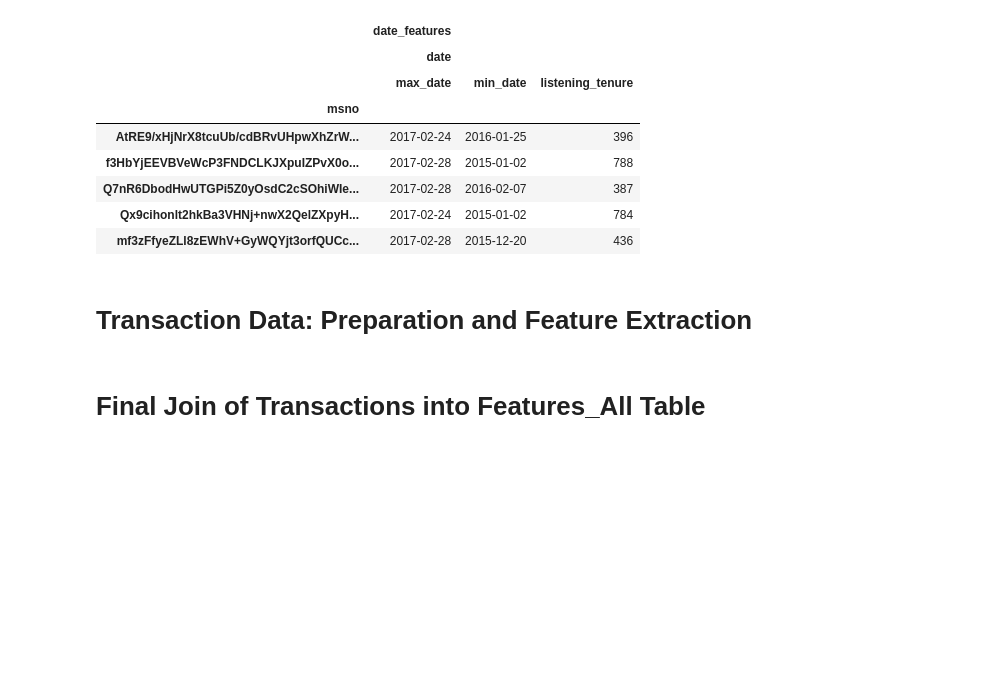
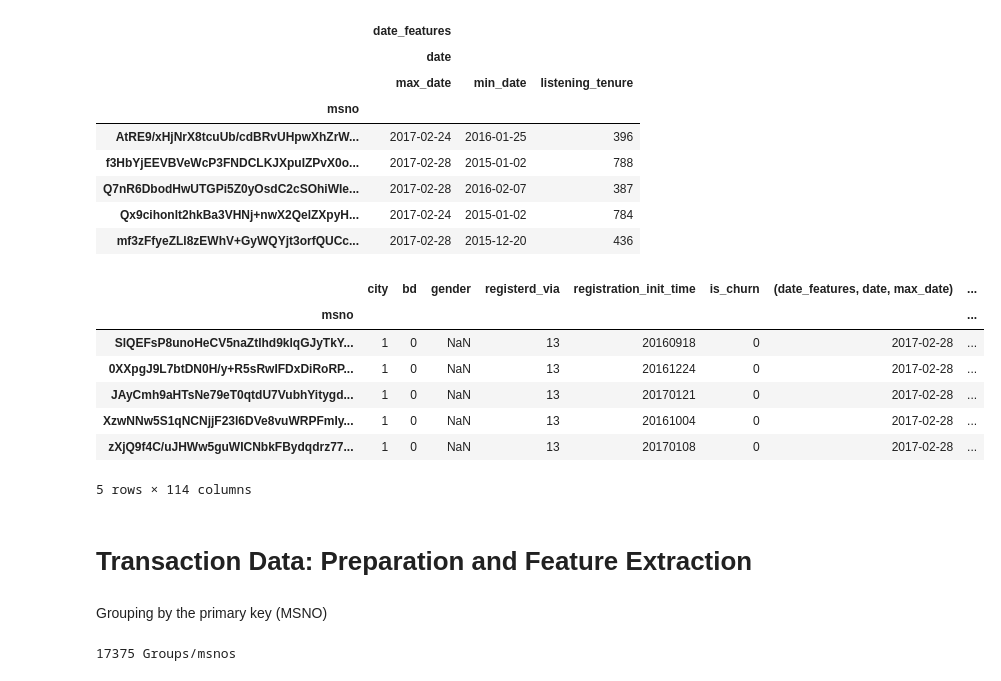
Before and after one commit to ajolson89/W207Fall2018Final, a Jupyter notebook: W207_FinalProj_DataPrep_BaselineSub_KennedyKhannaOlson.ipynb, the cells around one changed output. Drawn from its saved outputs; the diff is of its cells as text; code cells hidden in the pictures; blank space fills up the shorter version.

Commit message:
Merges all the data into a single DF

```diff
--- a/W207_FinalProj_DataPrep_BaselineSub_KennedyKhannaOlson.ipynb
+++ b/W207_FinalProj_DataPrep_BaselineSub_KennedyKhannaOlson.ipynb
@@ -105,11 +137,21 @@ for num_days in [7, 14, 31, 90, 180, 365, 999]:
 # %%
 #Join members and labels files
 features_all = None
 features_all = members.join(labels, how='inner')
 features_all = features_all.join(user_logs_features, how='inner')
 
 #Note, the warning is okay, and actually helps us by flattening our column headers.
+
+# Test
+features_all.head()
+# %% [output]
+|  | city | bd | gender | registerd_via | registration_init_time | is_churn | (date_features, date, max_date) | ... |
+| msno |  |  |  |  |  |  |  | ... |
+| SlQEFsP8unoHeCV5naZtlhd9klqGJyTkY... | 1 | 0 | NaN | 13 | 20160918 | 0 | 2017-02-28 | ... |
+| 0XXpgJ9L7btDN0H/y+R5sRwIFDxDiRoRP... | 1 | 0 | NaN | 13 | 20161224 | 0 | 2017-02-28 | ... |
+| JAyCmh9aHTsNe79eT0qtdU7VubhYitygd... | 1 | 0 | NaN | 13 | 20170121 | 0 | 2017-02-28 | ... |
+| XzwNNw5S1qNCNjjF23l6DVe8vuWRPFmIy... | 1 | 0 | NaN | 13 | 20161004 | 0 | 2017-02-28 | ... |
+| zXjQ9f4C/uJHWw5guWICNbkFBydqdrz77... | 1 | 0 | NaN | 13 | 20170108 | 0 | 2017-02-28 | ... |
+5 rows × 114 columns
 # %% [markdown]
 # Transaction Data: Preparation and Feature Extraction
-# %% [markdown]
-# Final Join of Transactions into Features_All Table
@@ -117,0 +158,10 @@ features_all = features_all.join(<GAURAV INSERT YOUR DATAFRAME HERE>, how='inner
+# %% [markdown]
+Grouping by the primary key (MSNO)
+# %%
+# Grouping by the member (msno)
+transactions_gb = transactions.sort_values(["transaction_date"]).groupby(['msno'])
+
+# How many groups i.e. members i.e. msno's. We're good if this is the same number as the members table
+print('%d Groups/msnos' %(len(transactions_gb.groups)))
+# %% [output]
+17375 Groups/msnos
```
Also changed, not shown: parts of 18 cells of this notebook.
